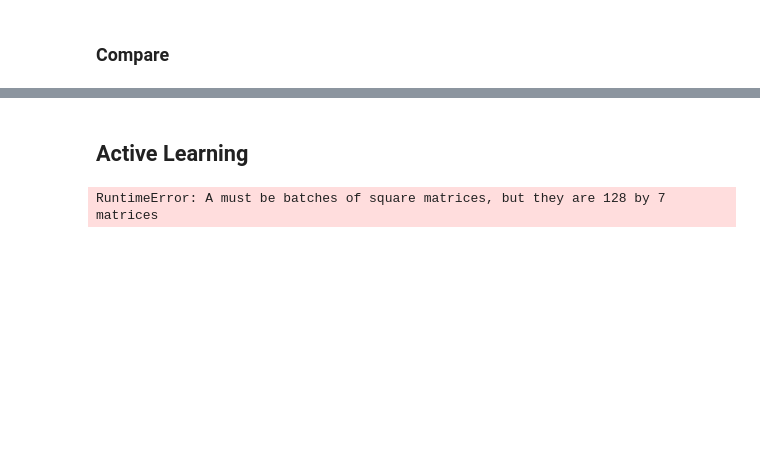
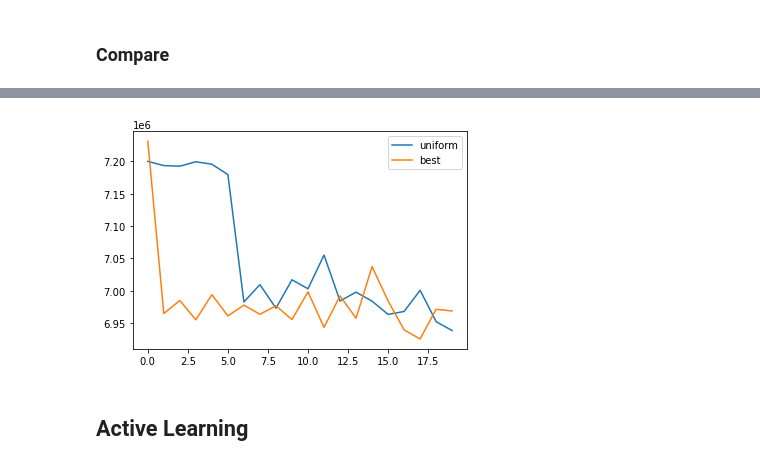
Before and after one commit to WendyH1108/AL-Robotics, a Jupyter notebook: al_robotics.ipynb, the cells around one changed output, grey strips where cells are left out. Saved outputs shown, nothing was run; the diff lists cells and outputs as text; code cells hidden in the pictures; blank space fills up the shorter version.

```diff
--- a/al_robotics.ipynb
+++ b/al_robotics.ipynb
@@ -317,2 +342,10 @@ plt.plot(sample_size_range, np.mean(test_mean_loss,axis=0))
+# %%
+rng = np.arange(0,20,1)
+plt.plot(rng, np.mean(uniform_mean_loss,axis=0), label = "uniform")
+plt.plot(rng, np.mean(best_mean_loss,axis=0), label = "best")
+plt.legend()
+plt.show()
+# %% [output]
+[figure, added]
 # %% [markdown]
 ## Active Learning
@@ -358,5 +421,0 @@ active_nn.net[-1].weight = nn.parameter.Parameter(best_w)
-# %%
-v = update_v(v, ws, best_w)
-print(v)
-# %% [output]
-RuntimeError: A must be batches of square matrices, but they are 128 by 7 matrices
```
Also changed, not shown: parts of 36 cells of this notebook.
